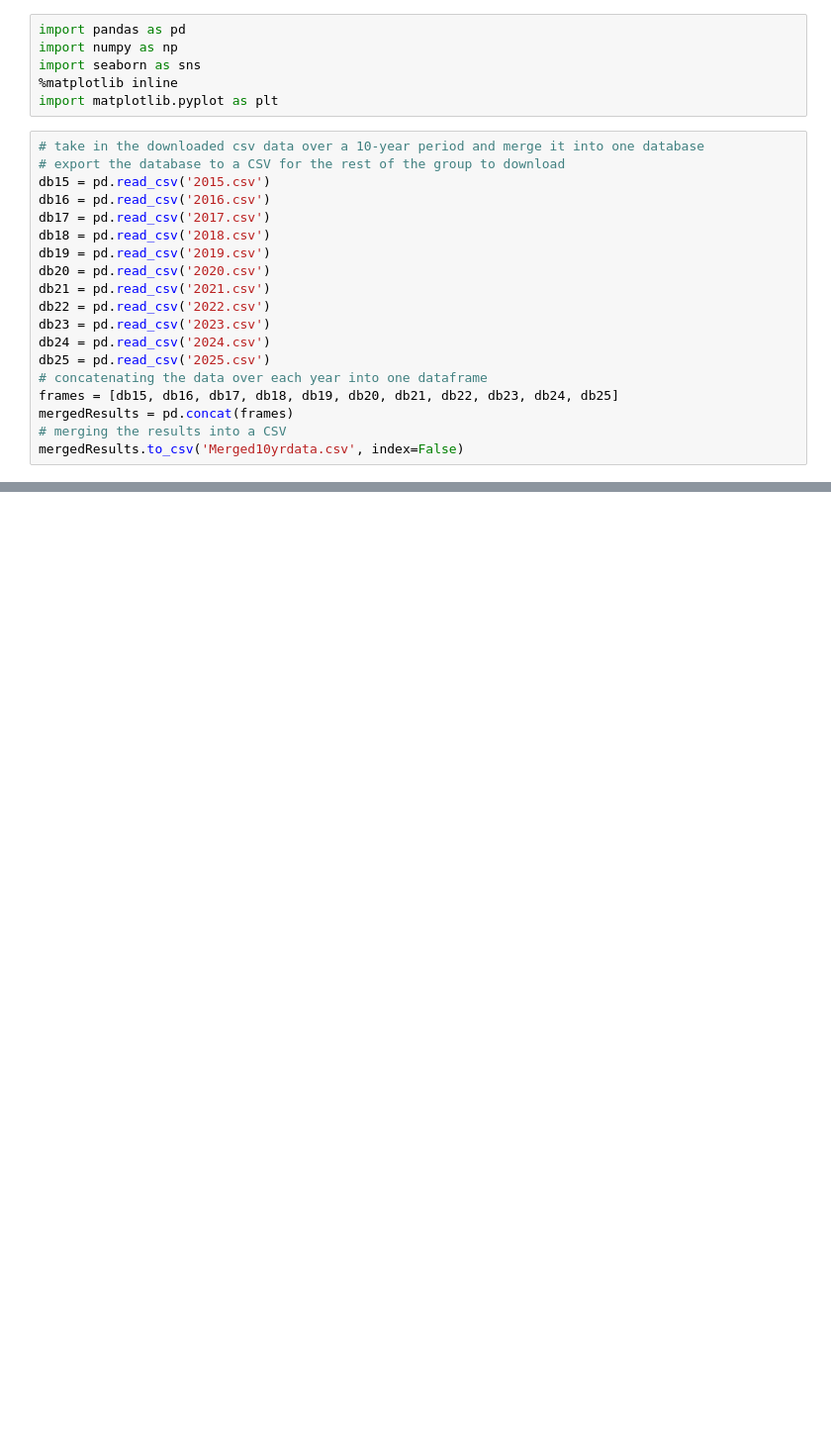
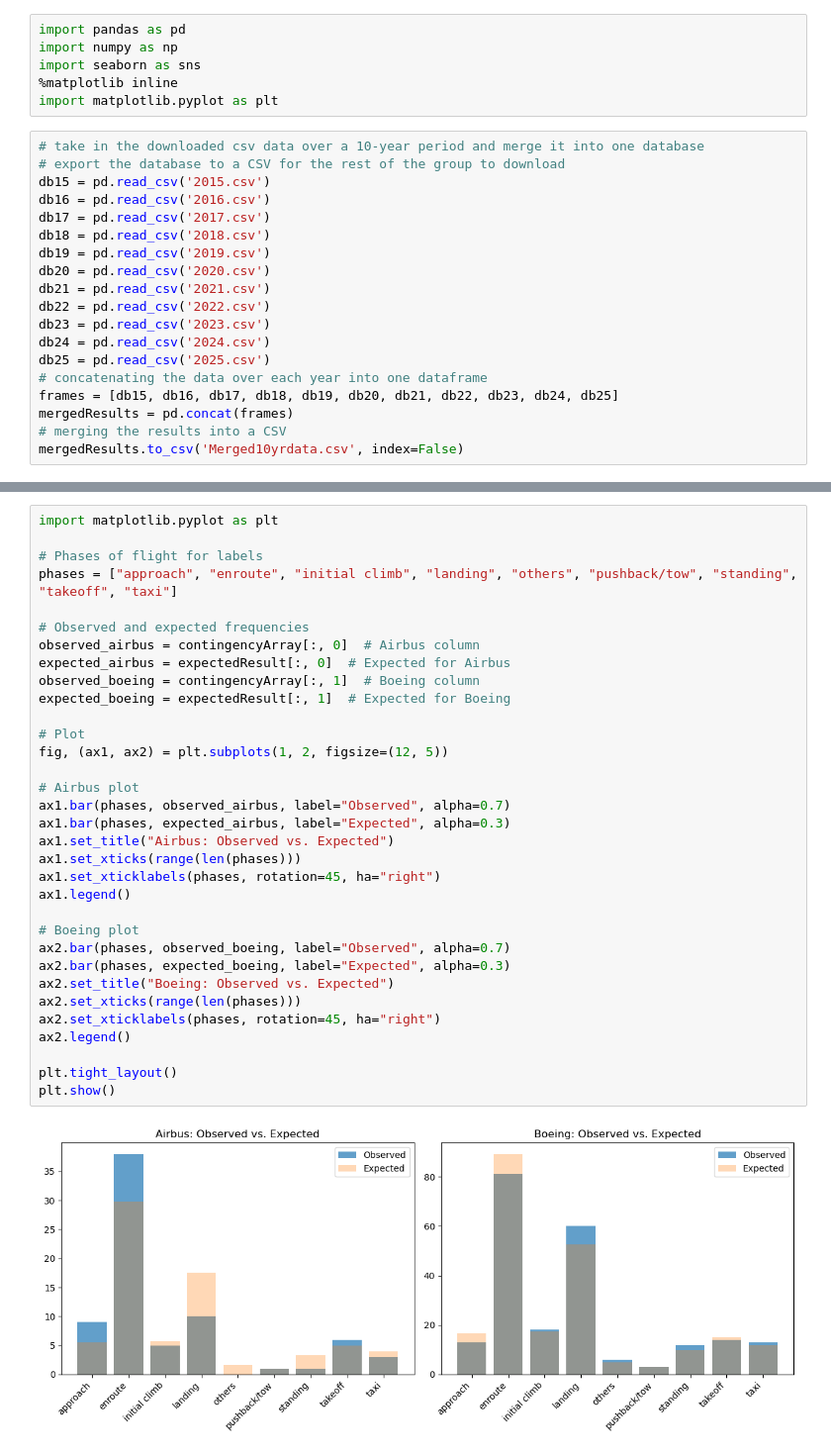
Before and after one commit to navdeepnatt41/418-Group_Project, a Jupyter notebook: Angela_Code/visualization.ipynb, the cells around one changed output, grey strips where cells are left out. Shown at 99% size. Cells and saved outputs as stored; diff of their text form; blank space fills up the shorter version.

Commit message:
upload visualization with stat analysis

```diff
--- a/Angela_Code/visualization.ipynb
+++ b/Angela_Code/visualization.ipynb
@@ -169,0 +246,35 @@ See the caveats in the documentation: https://pandas.pydata.org/pandas-docs/stab
+# %%
+import matplotlib.pyplot as plt
+
+# Phases of flight for labels
+phases = ["approach", "enroute", "initial climb", "landing", "others", "pushback/tow", "standing", "takeoff", "taxi"]
+
+# Observed and expected frequencies
+observed_airbus = contingencyArray[:, 0]  # Airbus column
+expected_airbus = expectedResult[:, 0]  # Expected for Airbus
+observed_boeing = contingencyArray[:, 1]  # Boeing column
+expected_boeing = expectedResult[:, 1]  # Expected for Boeing
+
+# Plot
+fig, (ax1, ax2) = plt.subplots(1, 2, figsize=(12, 5))
+
+# Airbus plot
+ax1.bar(phases, observed_airbus, label="Observed", alpha=0.7)
+ax1.bar(phases, expected_airbus, label="Expected", alpha=0.3)
+ax1.set_title("Airbus: Observed vs. Expected")
+ax1.set_xticks(range(len(phases)))
+ax1.set_xticklabels(phases, rotation=45, ha="right")
+ax1.legend()
+
+# Boeing plot
+ax2.bar(phases, observed_boeing, label="Observed", alpha=0.7)
+ax2.bar(phases, expected_boeing, label="Expected", alpha=0.3)
+ax2.set_title("Boeing: Observed vs. Expected")
+ax2.set_xticks(range(len(phases)))
+ax2.set_xticklabels(phases, rotation=45, ha="right")
+ax2.legend()
+
+plt.tight_layout()
+plt.show()
+# %% [output]
+[figure, added]
```
Also changed, not shown: parts of 7 cells of this notebook.
